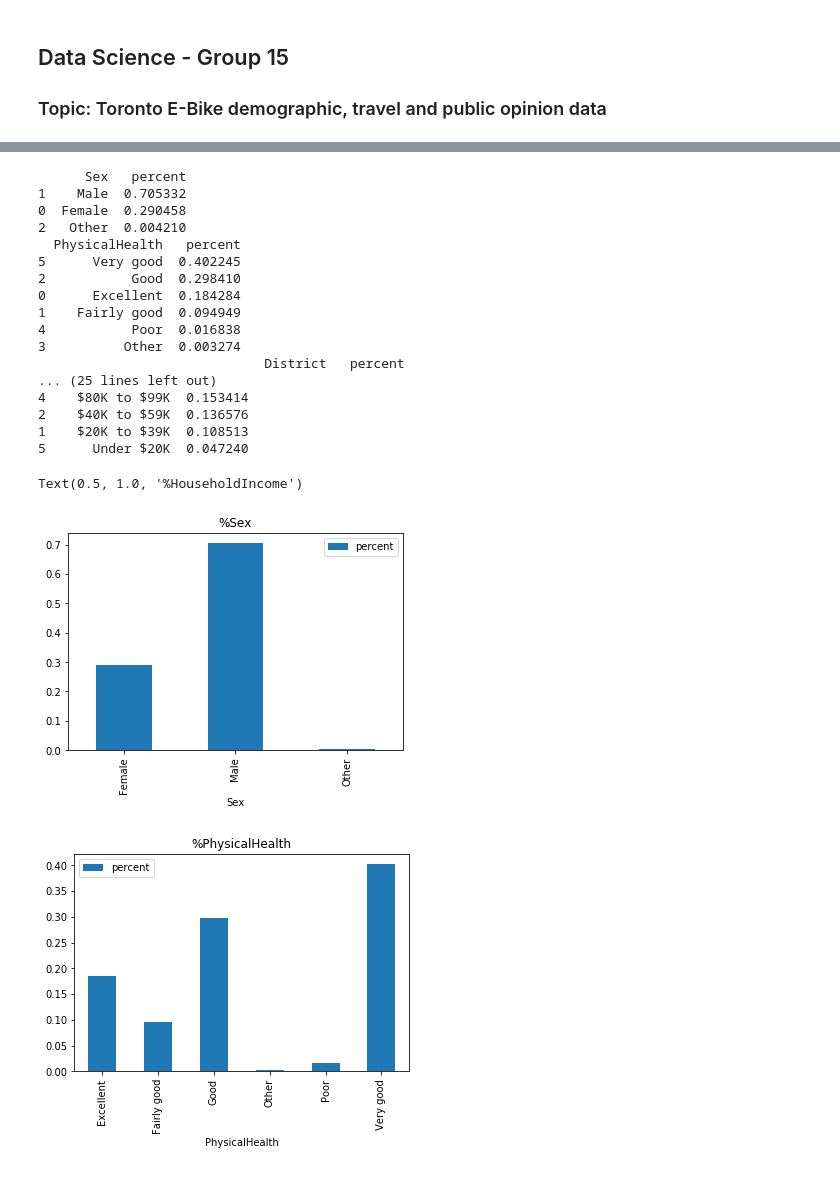
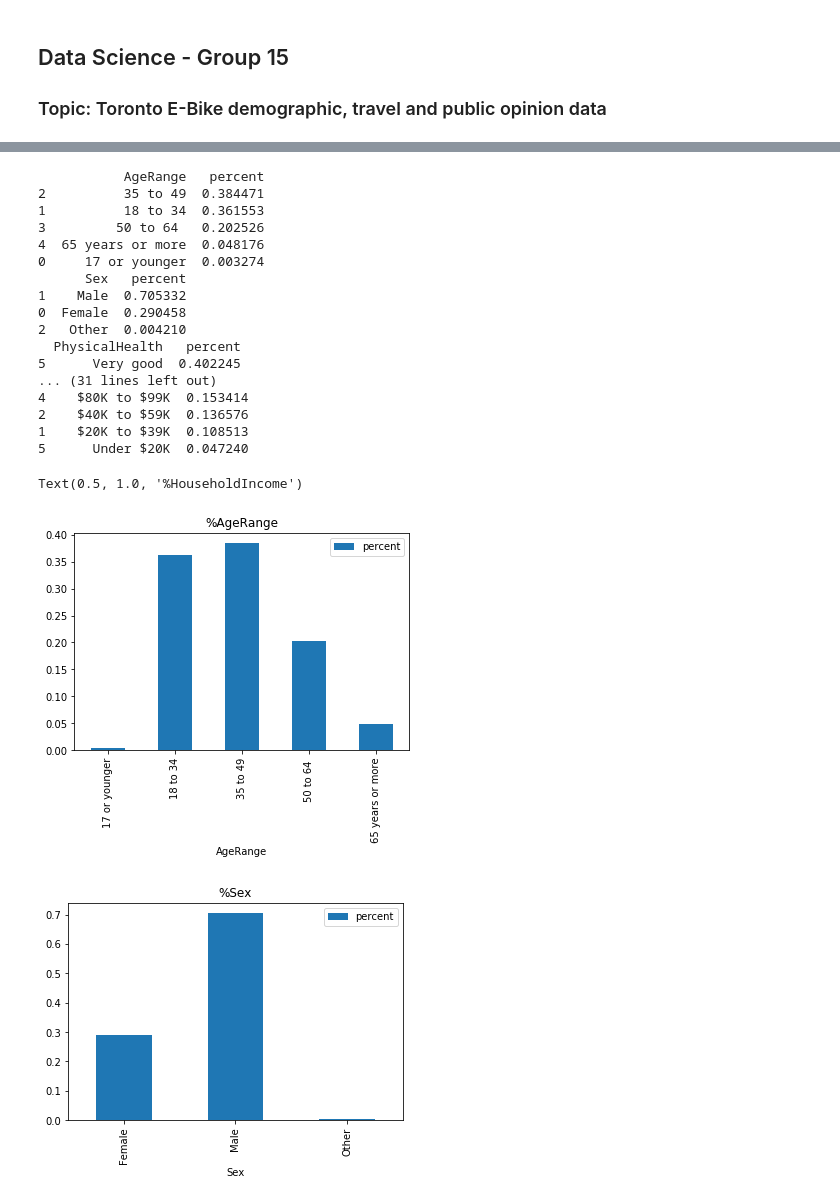
Before and after one commit to nilesh2901/e-bike-survey, a Jupyter notebook: code/e-bike-survey.ipynb, the cells around one changed output, grey strips where cells are left out. Saved outputs shown, nothing was run; the diff lists cells and outputs as text; code cells hidden in the pictures.

```diff
--- a/code/e-bike-survey.ipynb
+++ b/code/e-bike-survey.ipynb
@@ -301,6 +301,10 @@ import matplotlib.pyplot as plt
 
 #print(survey.head())
 #print(survey.info())
+age_grouped = (survey.groupby('AgeRange')['AgeRange'].count() / len(survey)).reset_index(name='percent')
+print(age_grouped.sort_values(by='percent',ascending=False))
+age_grouped.plot(kind='bar',x='AgeRange', y='percent').set_title('%AgeRange')
+
 sex_grouped = (survey.groupby('Sex')['Sex'].count() / len(survey)).reset_index(name='percent')
 print(sex_grouped.sort_values(by='percent',ascending=False))
 sex_grouped.plot(kind='bar',x='Sex', y='percent').set_title('%Sex')
@@ -309,39 +313,39 @@ health_grouped = (survey.groupby('PhysicalHealth')['PhysicalHealth'].count() / l
 print(health_grouped.sort_values(by='percent',ascending=False))
 health_grouped.plot(kind='bar',x='PhysicalHealth', y='percent').set_title('%PhysicalHealth')
 
 district_grouped = (survey.groupby('District')['District'].count() / len(survey)).reset_index(name='percent')
 print(district_grouped.sort_values(by='percent',ascending=False))
 district_grouped.plot(kind='bar',x='District', y='percent').set_title('%District')
 
 education_grouped = (survey.groupby('Education')['Education'].count() / len(survey)).reset_index(name='percent')
 print(education_grouped.sort_values(by='percent',ascending=False))
 education_grouped.plot(kind='bar',x='Education', y='percent').set_title('%Education')
 
 employment_grouped = (survey.groupby('EmploymentStatus')['EmploymentStatus'].count() / len(survey)).reset_index(name='percent')
 print(employment_grouped.sort_values(by='percent',ascending=False))
 employment_grouped.plot(kind='bar',x='EmploymentStatus', y='percent').set_title('%EmploymentStatus')
 
 income_grouped = (survey.groupby('HouseholdIncome')['HouseholdIncome'].count() / len(survey)).reset_index(name='percent')
 print(income_grouped.sort_values(by='percent',ascending=False))
 income_grouped.plot(kind='bar',x='HouseholdIncome', y='percent').set_title('%HouseholdIncome')
 # %% [output]
+           AgeRange   percent
+2          35 to 49  0.384471
+1          18 to 34  0.361553
+3         50 to 64   0.202526
+4  65 years or more  0.048176
+0     17 or younger  0.003274
       Sex   percent
 1    Male  0.705332
 0  Female  0.290458
 2   Other  0.004210
   PhysicalHealth   percent
 5      Very good  0.402245
-2           Good  0.298410
-0      Excellent  0.184284
-1    Fairly good  0.094949
-4           Poor  0.016838
-3          Other  0.003274
-                             District   percent
-... (25 lines left out)
+... (31 lines left out)
 4    $80K to $99K  0.153414
 2    $40K to $59K  0.136576
 1    $20K to $39K  0.108513
 5      Under $20K  0.047240
 Text(0.5, 1.0, '%HouseholdIncome')
-[figure, old version]
+[figure, new version]
-[figure, old version]
+[figure, new version]
```
Also changed, not shown: parts of 2 cells of this notebook.
